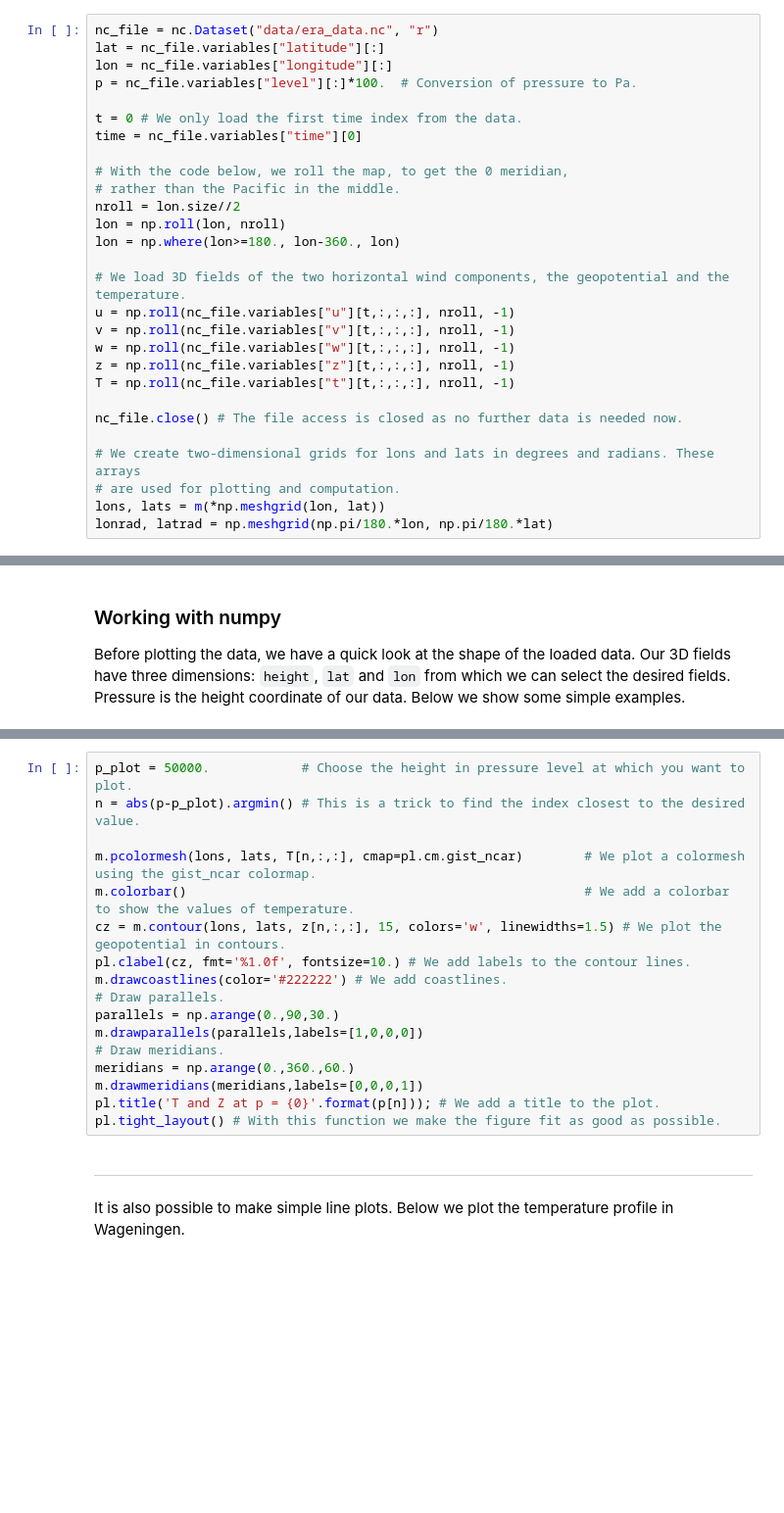
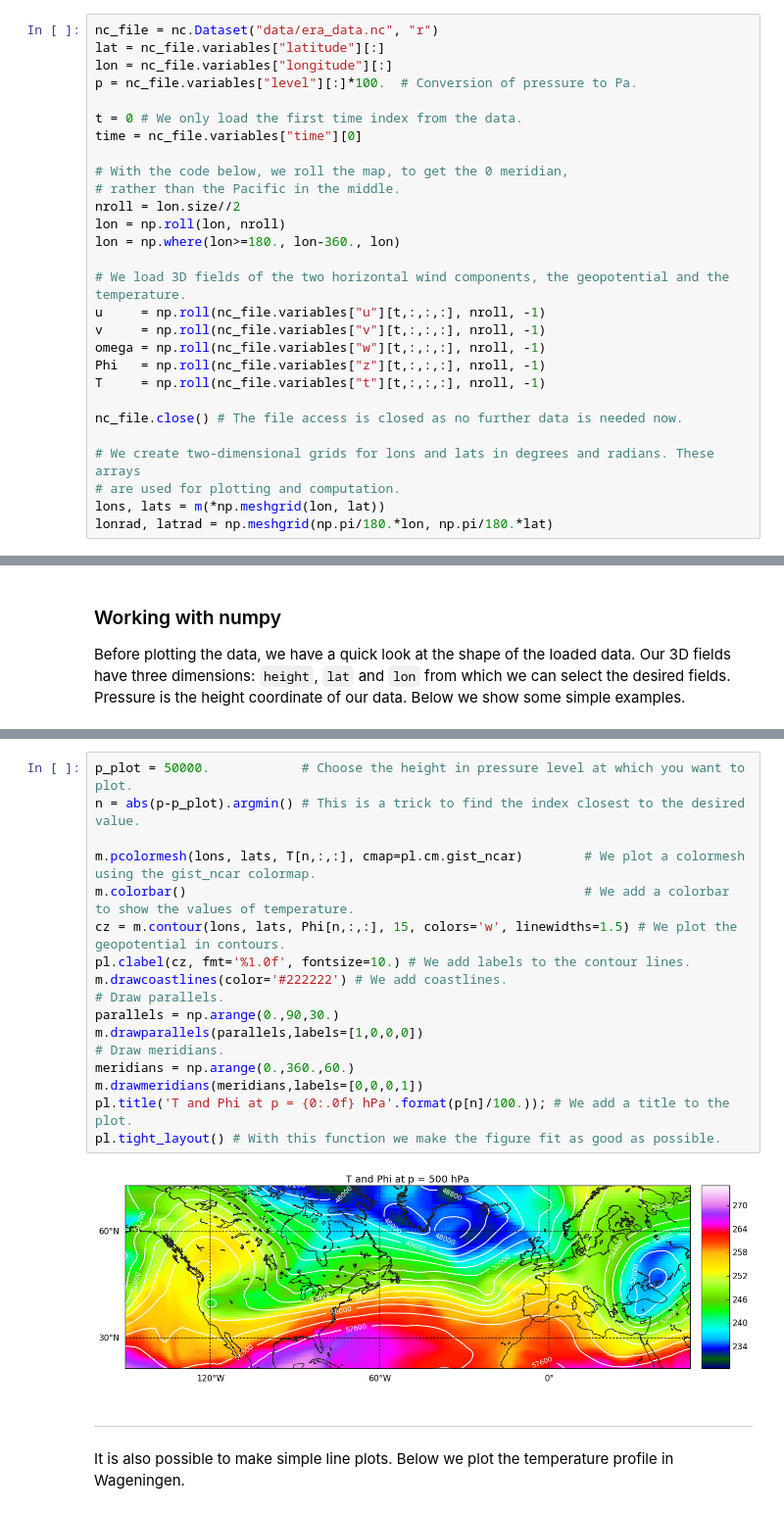
Before and after one commit to Chiil/dynamic_meteorology, a Jupyter notebook: Introduction to Jupyter notebooks.ipynb, the cells around one changed output, grey strips where cells are left out. Shown at 98% size. Drawn from its saved outputs; the diff is of its cells as text; blank space fills up the shorter version.

```diff
--- a/Introduction to Jupyter notebooks.ipynb
+++ b/Introduction to Jupyter notebooks.ipynb
@@ -59,11 +61,11 @@ lon = np.roll(lon, nroll)
 lon = np.where(lon>=180., lon-360., lon)
 
 # We load 3D fields of the two horizontal wind components, the geopotential and the temperature.
-u = np.roll(nc_file.variables["u"][t,:,:,:], nroll, -1)
-v = np.roll(nc_file.variables["v"][t,:,:,:], nroll, -1)
-w = np.roll(nc_file.variables["w"][t,:,:,:], nroll, -1)
-z = np.roll(nc_file.variables["z"][t,:,:,:], nroll, -1)
-T = np.roll(nc_file.variables["t"][t,:,:,:], nroll, -1)
+u     = np.roll(nc_file.variables["u"][t,:,:,:], nroll, -1)
+v     = np.roll(nc_file.variables["v"][t,:,:,:], nroll, -1)
+omega = np.roll(nc_file.variables["w"][t,:,:,:], nroll, -1)
+Phi   = np.roll(nc_file.variables["z"][t,:,:,:], nroll, -1)
+T     = np.roll(nc_file.variables["t"][t,:,:,:], nroll, -1)
 
 nc_file.close() # The file access is closed as no further data is needed now.
 
@@ -94,20 +103,22 @@ We are now going to plot the temperature and geopotential at 500 hPa. Note that
 # %%
 p_plot = 50000.            # Choose the height in pressure level at which you want to plot.
 n = abs(p-p_plot).argmin() # This is a trick to find the index closest to the desired value.
 
 m.pcolormesh(lons, lats, T[n,:,:], cmap=pl.cm.gist_ncar)        # We plot a colormesh using the gist_ncar colormap.
 m.colorbar()                                                    # We add a colorbar to show the values of temperature.
-cz = m.contour(lons, lats, z[n,:,:], 15, colors='w', linewidths=1.5) # We plot the geopotential in contours.
+cz = m.contour(lons, lats, Phi[n,:,:], 15, colors='w', linewidths=1.5) # We plot the geopotential in contours.
 pl.clabel(cz, fmt='%1.0f', fontsize=10.) # We add labels to the contour lines.
 m.drawcoastlines(color='#222222') # We add coastlines.
 # Draw parallels.
 parallels = np.arange(0.,90,30.)
 m.drawparallels(parallels,labels=[1,0,0,0])
 # Draw meridians.
 meridians = np.arange(0.,360.,60.)
 m.drawmeridians(meridians,labels=[0,0,0,1])
-pl.title('T and Z at p = {0}'.format(p[n])); # We add a title to the plot.
+pl.title('T and Phi at p = {0:.0f} hPa'.format(p[n]/100.)); # We add a title to the plot.
 pl.tight_layout() # With this function we make the figure fit as good as possible.
+# %% [output]
+[figure, added]
 # %% [markdown]
 ___
 It is also possible to make simple line plots. Below we plot the temperature profile in Wageningen.
```
Also changed, not shown: parts of 10 cells of this notebook.
